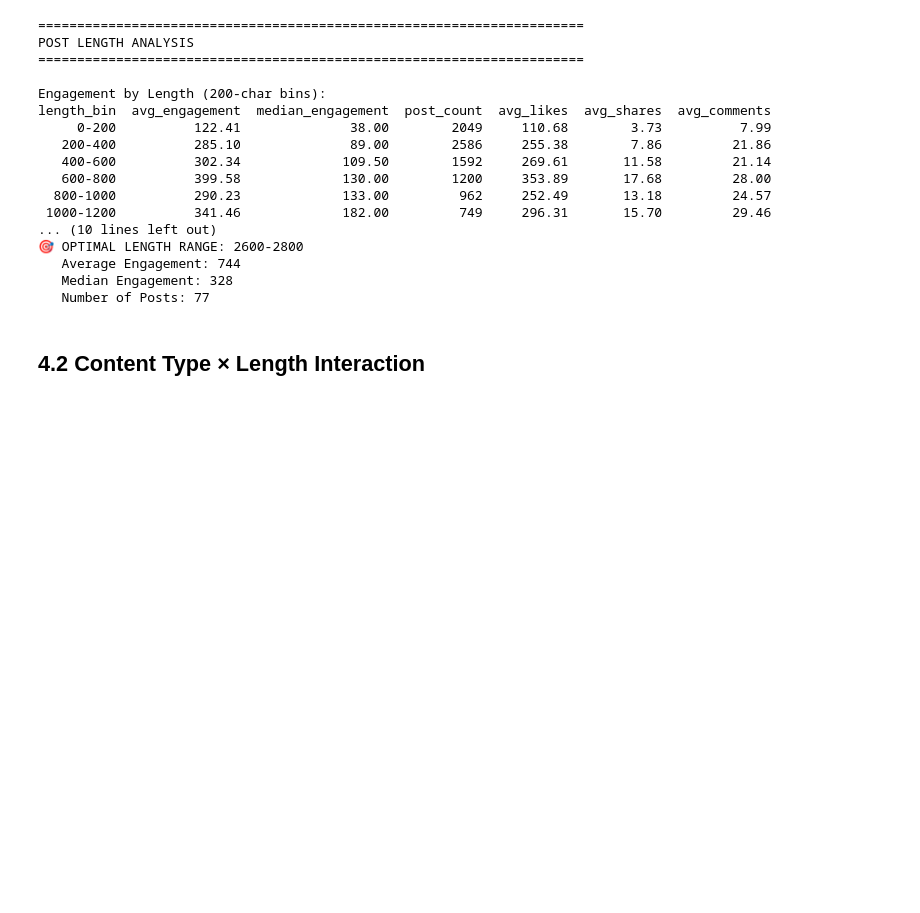
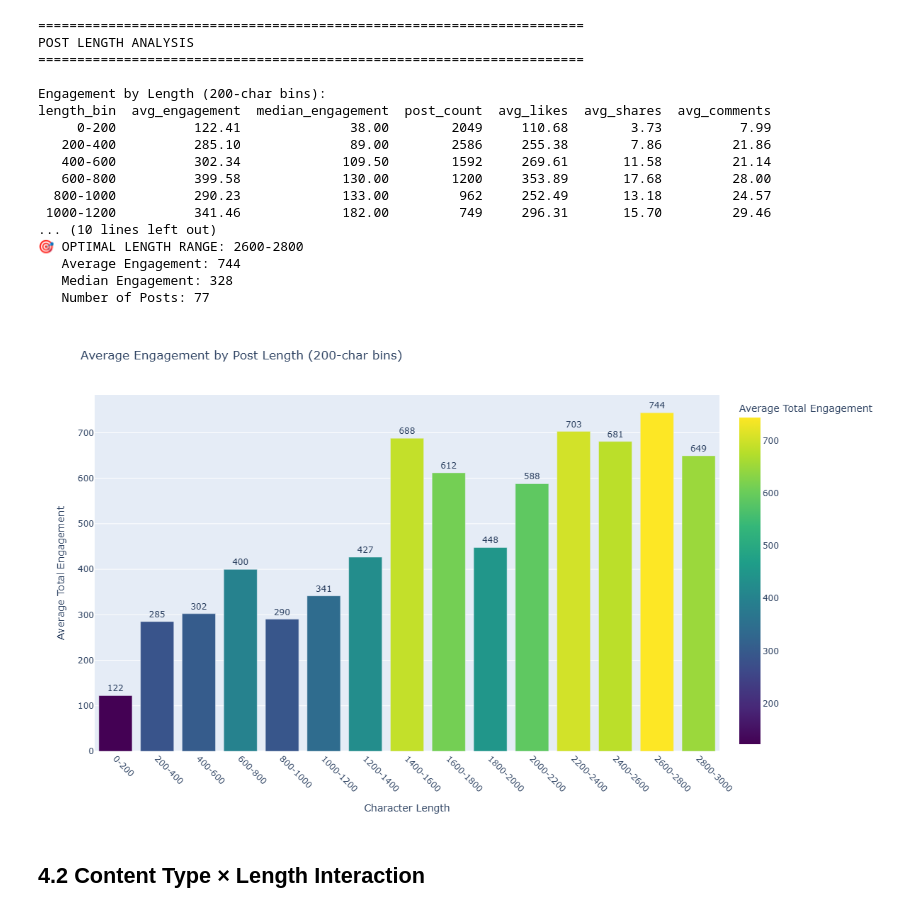
Before and after one commit to youngjoongkim/blazel-task, a Jupyter notebook: notebooks/07_final_report.ipynb, the cells around one changed output. Cells and saved outputs as stored; diff of their text form; code cells hidden in the pictures; blank space fills up the shorter version.

```diff
--- a/notebooks/07_final_report.ipynb
+++ b/notebooks/07_final_report.ipynb
@@ -392,29 +395,32 @@ length_bin  avg_engagement  median_engagement  post_count  avg_likes  avg_shares
 # %%
 # Visualize length vs engagement
 fig = px.bar(
     length_bins[length_bins['length_bin'] != 'Empty'].head(20),
     x='length_bin',
     y='avg_engagement',
     title='Average Engagement by Post Length (200-char bins)',
     labels={'length_bin': 'Character Length', 'avg_engagement': 'Average Total Engagement'},
     text='avg_engagement',
     color='avg_engagement',
     color_continuous_scale='Viridis'
 )
 
 fig.update_traces(texttemplate='%{text:.0f}', textposition='outside')
 fig.update_layout(height=600, showlegend=False)
 fig.update_xaxes(tickangle=45)
 fig.show()
 # Display static image for GitHub preview
 from IPython.display import Image, display
 import plotly.io as pio
 try:
     img_bytes = pio.to_image(fig, format='png', width=1200, height=700)
     display(Image(img_bytes))
 except:
     print('Static image export requires: pip install kaleido')
-fig.write_html('../output/figures/report_length_analysis.html')fig.write_image('../output/figures/report_length_analysis.png')
+fig.write_html('../output/figures/report_length_analysis.html')
+fig.write_image('../output/figures/report_length_analysis.png')
+# %% [output]
+[figure, added]
 # %% [markdown]
 ## 4.2 Content Type × Length Interaction
 # %%
```
Also changed, not shown: parts of 5 cells of this notebook.
